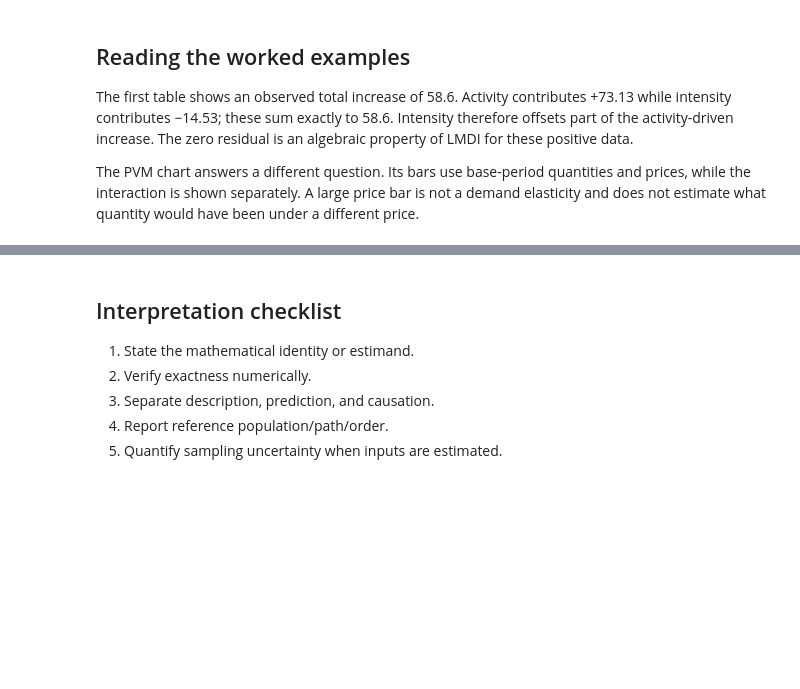
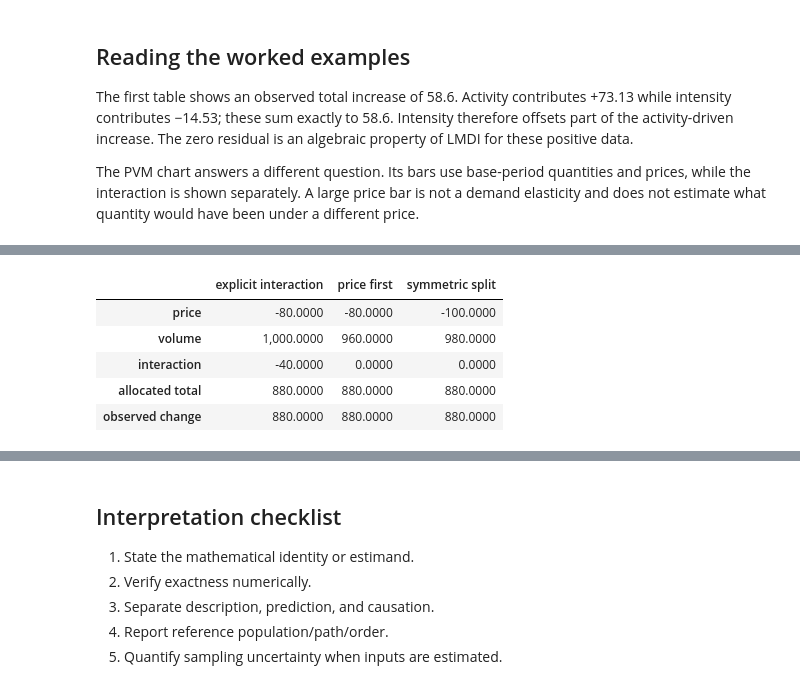
Before and after one commit to gabrielperalta12/decomposition_analysis, a Jupyter notebook: notebooks/02_index_numbers_lmdi_pvm_sda.ipynb, the cells around one changed output, grey strips where cells are left out. Cells and saved outputs as stored; diff of their text form; code cells hidden in the pictures; blank space fills up the shorter version.

```diff
--- a/notebooks/02_index_numbers_lmdi_pvm_sda.ipynb
+++ b/notebooks/02_index_numbers_lmdi_pvm_sda.ipynb
@@ -170,0 +329,23 @@ pd.concat([funnel_contrib.rename('contribution'),
+# %%
+# Compare three exact PVM conventions for one product.
+p0_one, p1_one = 50., 48.
+q0_one, q1_one = 40., 60.
+dp, dq = p1_one-p0_one, q1_one-q0_one
+observed_change = p1_one*q1_one - p0_one*q0_one
+
+pvm_conventions = pd.DataFrame({
+    'explicit interaction': [q0_one*dp, p0_one*dq, dp*dq],
+    'price first': [q0_one*dp, p1_one*dq, 0.],
+    'symmetric split': [dp*(q0_one+q1_one)/2,
+                        dq*(p0_one+p1_one)/2, 0.],
+}, index=['price','volume','interaction'])
+pvm_conventions.loc['allocated total'] = pvm_conventions.sum()
+pvm_conventions.loc['observed change'] = observed_change
+pvm_conventions
+# %% [output]
+|  | explicit interaction | price first | symmetric split |
+| price | -80.0000 | -80.0000 | -100.0000 |
+| volume | 1,000.0000 | 960.0000 | 980.0000 |
+| interaction | -40.0000 | 0.0000 | 0.0000 |
+| allocated total | 880.0000 | 880.0000 | 880.0000 |
+| observed change | 880.0000 | 880.0000 | 880.0000 |
```
Also changed, not shown: parts of 26 cells of this notebook, 9 other files.
